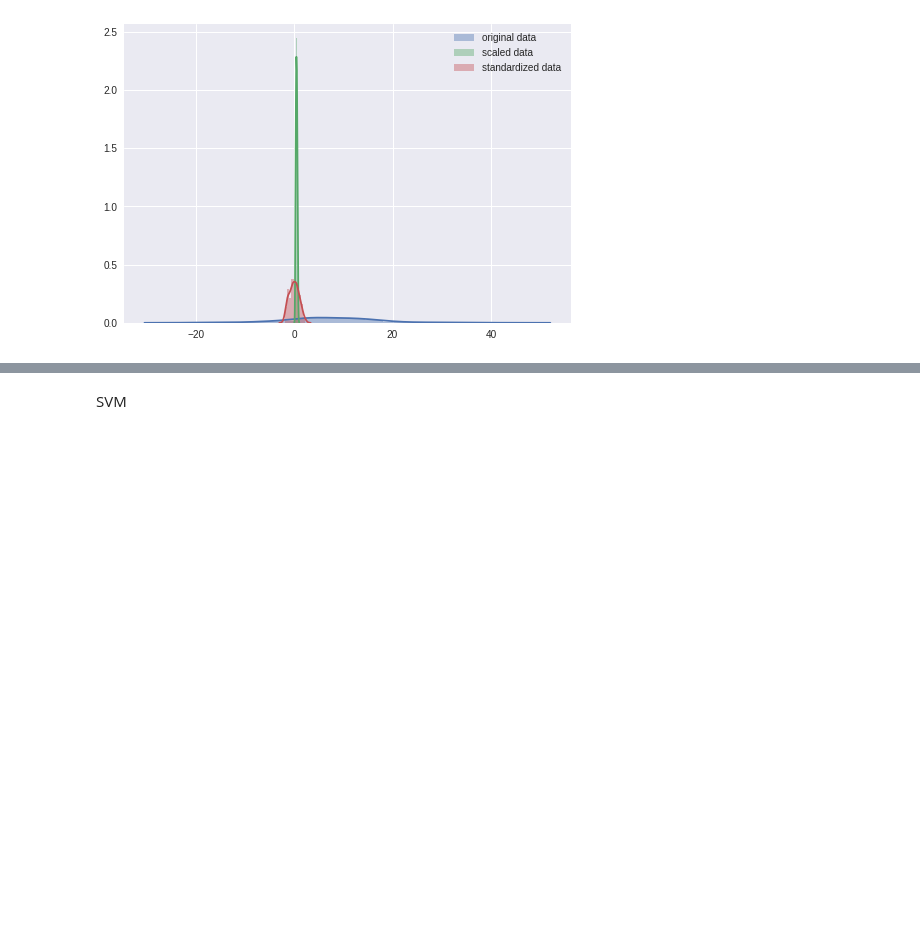
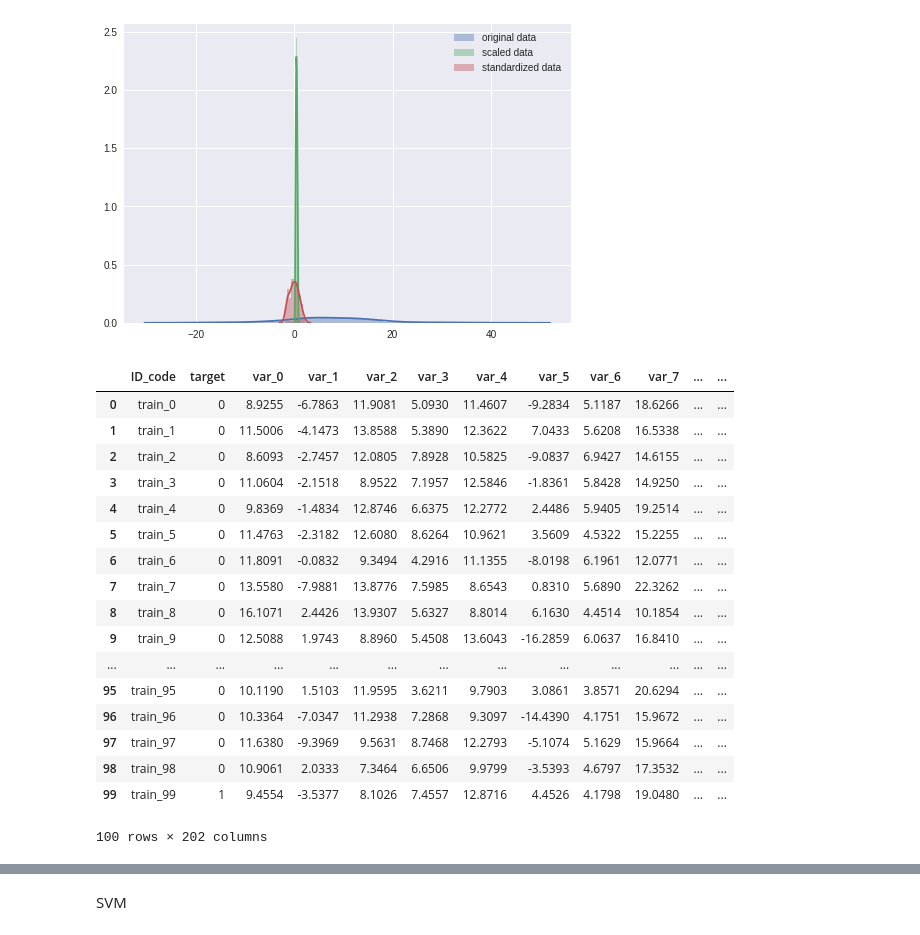
Before and after one commit to AstroBoy1/santander, a Jupyter notebook: xgboost_santander.ipynb, the cells around one changed output, grey strips where cells are left out. Drawn from its saved outputs; the diff is of its cells as text; code cells hidden in the pictures; blank space fills up the shorter version.

```diff
--- a/xgboost_santander.ipynb
+++ b/xgboost_santander.ipynb
@@ -129,3 +147,26 @@ for i in range(0, 1):
 The 'normed' kwarg was deprecated in Matplotlib 2.1 and will be removed in 3.1. Use 'density' instead.
   alternative="'density'", removal="3.1")
 [figure]
+# %%
+columns = train_data_df.columns.values
+col = columns[1]
+train_data_df[:100]
+# %% [output]
+|  | ID_code | target | var_0 | var_1 | var_2 | var_3 | var_4 | var_5 | var_6 | var_7 | ... | ... |
+| 0 | train_0 | 0 | 8.9255 | -6.7863 | 11.9081 | 5.0930 | 11.4607 | -9.2834 | 5.1187 | 18.6266 | ... | ... |
+| 1 | train_1 | 0 | 11.5006 | -4.1473 | 13.8588 | 5.3890 | 12.3622 | 7.0433 | 5.6208 | 16.5338 | ... | ... |
+| 2 | train_2 | 0 | 8.6093 | -2.7457 | 12.0805 | 7.8928 | 10.5825 | -9.0837 | 6.9427 | 14.6155 | ... | ... |
+| 3 | train_3 | 0 | 11.0604 | -2.1518 | 8.9522 | 7.1957 | 12.5846 | -1.8361 | 5.8428 | 14.9250 | ... | ... |
+| 4 | train_4 | 0 | 9.8369 | -1.4834 | 12.8746 | 6.6375 | 12.2772 | 2.4486 | 5.9405 | 19.2514 | ... | ... |
+| 5 | train_5 | 0 | 11.4763 | -2.3182 | 12.6080 | 8.6264 | 10.9621 | 3.5609 | 4.5322 | 15.2255 | ... | ... |
+| 6 | train_6 | 0 | 11.8091 | -0.0832 | 9.3494 | 4.2916 | 11.1355 | -8.0198 | 6.1961 | 12.0771 | ... | ... |
+| 7 | train_7 | 0 | 13.5580 | -7.9881 | 13.8776 | 7.5985 | 8.6543 | 0.8310 | 5.6890 | 22.3262 | ... | ... |
+| 8 | train_8 | 0 | 16.1071 | 2.4426 | 13.9307 | 5.6327 | 8.8014 | 6.1630 | 4.4514 | 10.1854 | ... | ... |
+| 9 | train_9 | 0 | 12.5088 | 1.9743 | 8.8960 | 5.4508 | 13.6043 | -16.2859 | 6.0637 | 16.8410 | ... | ... |
+| ... | ... | ... | ... | ... | ... | ... | ... | ... | ... | ... | ... | ... |
+| 95 | train_95 | 0 | 10.1190 | 1.5103 | 11.9595 | 3.6211 | 9.7903 | 3.0861 | 3.8571 | 20.6294 | ... | ... |
+| 96 | train_96 | 0 | 10.3364 | -7.0347 | 11.2938 | 7.2868 | 9.3097 | -14.4390 | 4.1751 | 15.9672 | ... | ... |
+| 97 | train_97 | 0 | 11.6380 | -9.3969 | 9.5631 | 8.7468 | 12.2793 | -5.1074 | 5.1629 | 15.9664 | ... | ... |
+| 98 | train_98 | 0 | 10.9061 | 2.0333 | 7.3464 | 6.6506 | 9.9799 | -3.5393 | 4.6797 | 17.3532 | ... | ... |
+| 99 | train_99 | 1 | 9.4554 | -3.5377 | 8.1026 | 7.4557 | 12.8716 | 4.4526 | 4.1798 | 19.0480 | ... | ... |
+100 rows × 202 columns
```
Also changed, not shown: parts of 29 cells of this notebook.
